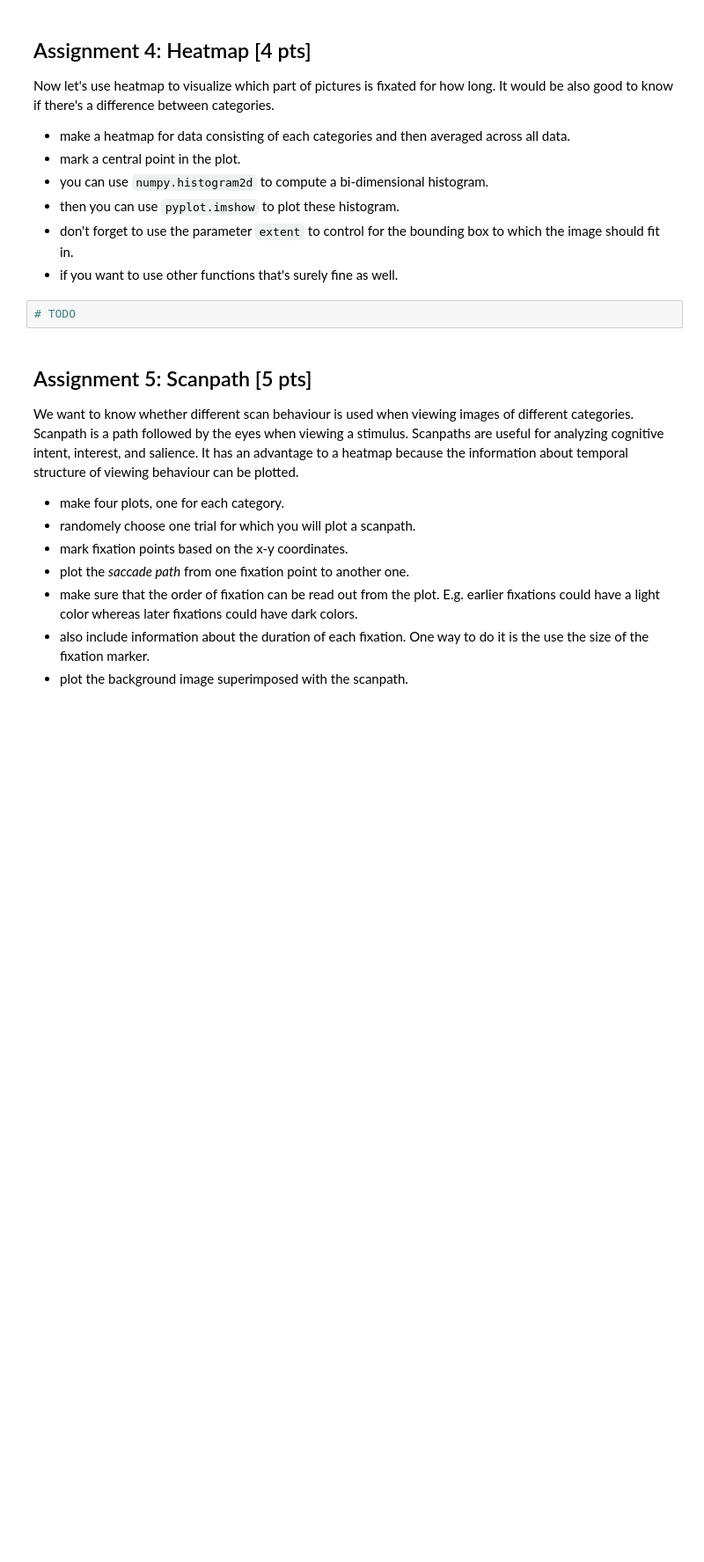
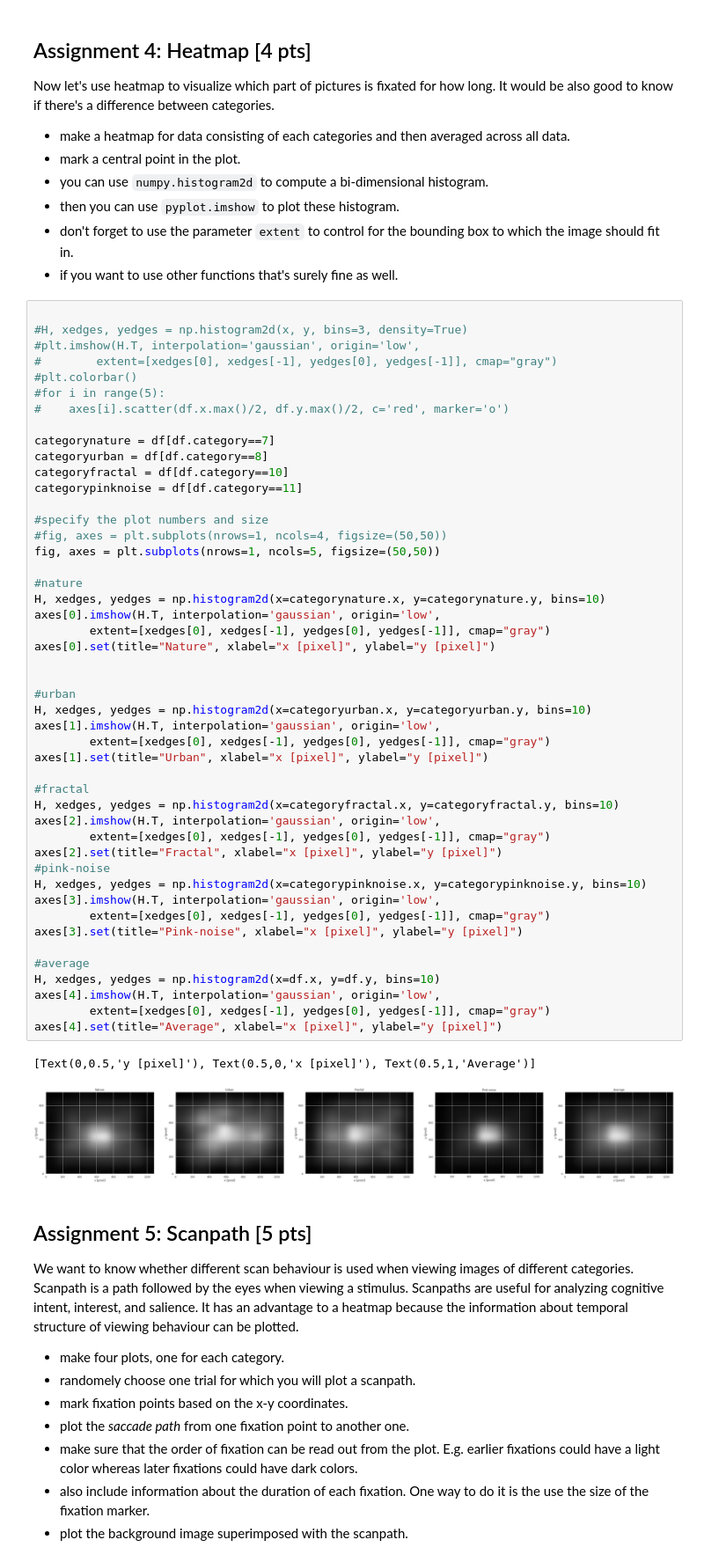
Before and after one commit to NBP-ACC/week-7-acc_8, a Jupyter notebook: Sheet05.ipynb, the cells around one changed output. Shown: that part at 88% size. Drawn from its saved outputs; the diff is of its cells as text; blank space fills up the shorter version.

````diff
--- a/Sheet05.ipynb
+++ b/Sheet05.ipynb
@@ -309,8 +329,56 @@ Now let's use heatmap to visualize which part of pictures is fixated for how lon
 - then you can use ```pyplot.imshow``` to plot these histogram.
 - don't forget to use the parameter ```extent``` to control for the bounding box to which the image should fit in.
 - if you want to use other functions that's surely fine as well.
-# %%
-# TODO
+# %%
+
+#H, xedges, yedges = np.histogram2d(x, y, bins=3, density=True)
+#plt.imshow(H.T, interpolation='gaussian', origin='low',
+#        extent=[xedges[0], xedges[-1], yedges[0], yedges[-1]], cmap="gray")
+#plt.colorbar()
+#for i in range(5):
+#    axes[i].scatter(df.x.max()/2, df.y.max()/2, c='red', marker='o')
+
+categorynature = df[df.category==7]
+categoryurban = df[df.category==8]
+categoryfractal = df[df.category==10]
+categorypinknoise = df[df.category==11]
+
+#specify the plot numbers and size
+#fig, axes = plt.subplots(nrows=1, ncols=4, figsize=(50,50))
+fig, axes = plt.subplots(nrows=1, ncols=5, figsize=(50,50))
+
+#nature
+H, xedges, yedges = np.histogram2d(x=categorynature.x, y=categorynature.y, bins=10)
+axes[0].imshow(H.T, interpolation='gaussian', origin='low',
+        extent=[xedges[0], xedges[-1], yedges[0], yedges[-1]], cmap="gray")
+axes[0].set(title="Nature", xlabel="x [pixel]", ylabel="y [pixel]")
+
+
+#urban
+H, xedges, yedges = np.histogram2d(x=categoryurban.x, y=categoryurban.y, bins=10)
+axes[1].imshow(H.T, interpolation='gaussian', origin='low',
+        extent=[xedges[0], xedges[-1], yedges[0], yedges[-1]], cmap="gray")
+axes[1].set(title="Urban", xlabel="x [pixel]", ylabel="y [pixel]")
+
+#fractal
+H, xedges, yedges = np.histogram2d(x=categoryfractal.x, y=categoryfractal.y, bins=10)
+axes[2].imshow(H.T, interpolation='gaussian', origin='low',
+        extent=[xedges[0], xedges[-1], yedges[0], yedges[-1]], cmap="gray")
+axes[2].set(title="Fractal", xlabel="x [pixel]", ylabel="y [pixel]")
+#pink-noise
+H, xedges, yedges = np.histogram2d(x=categorypinknoise.x, y=categorypinknoise.y, bins=10)
+axes[3].imshow(H.T, interpolation='gaussian', origin='low',
+        extent=[xedges[0], xedges[-1], yedges[0], yedges[-1]], cmap="gray")
+axes[3].set(title="Pink-noise", xlabel="x [pixel]", ylabel="y [pixel]")
+
+#average
+H, xedges, yedges = np.histogram2d(x=df.x, y=df.y, bins=10)
+axes[4].imshow(H.T, interpolation='gaussian', origin='low',
+        extent=[xedges[0], xedges[-1], yedges[0], yedges[-1]], cmap="gray")
+axes[4].set(title="Average", xlabel="x [pixel]", ylabel="y [pixel]")
+# %% [output]
+[Text(0,0.5,'y [pixel]'), Text(0.5,0,'x [pixel]'), Text(0.5,1,'Average')]
+[figure, added]
 # %% [markdown]
 ## Assignment 5: Scanpath [5 pts]
 We want to know whether different scan behaviour is used when viewing images of different categories. Scanpath is a path followed by the eyes when viewing a stimulus. Scanpaths are useful for analyzing cognitive intent, interest, and salience. It has an advantage to a heatmap because the information about temporal structure of viewing behaviour can be plotted.
````
Also changed, not shown: parts of 6 cells of this notebook.
